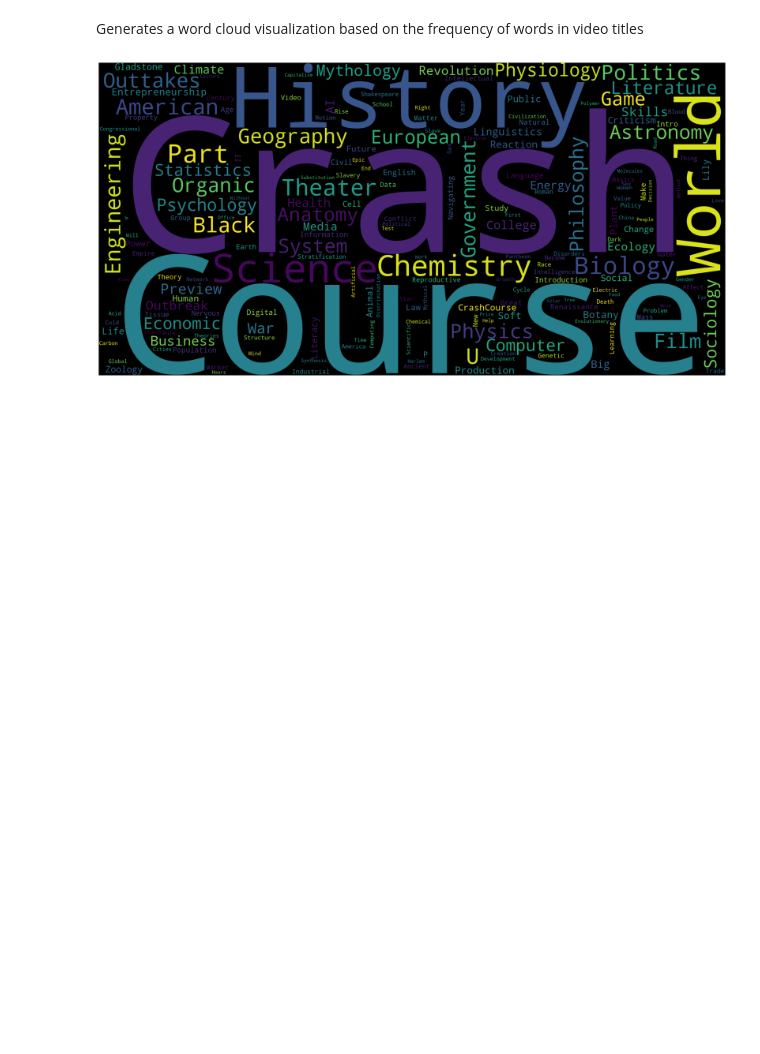
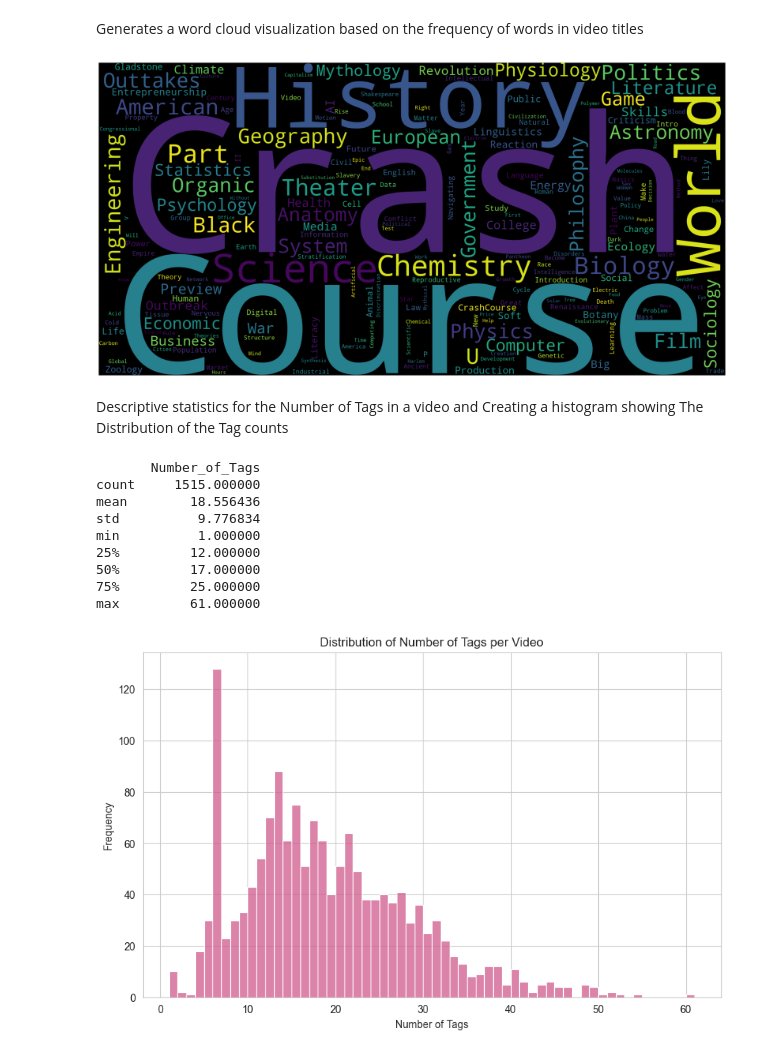
Before and after one commit to RanaAlsayyari/youtubeAPI, a Jupyter notebook: dataSet.ipynb, the cells around one changed output. Drawn from its saved outputs; the diff is of its cells as text; code cells hidden in the pictures; blank space fills up the shorter version.

```diff
--- a/dataSet.ipynb
+++ b/dataSet.ipynb
@@ -462,3 +462,39 @@ plot_cloud(wordcloud)
 plt.show()
 # %% [output]
 [figure]
+# %% [markdown]
+Descriptive statistics for the Number of Tags in a video and Creating a histogram showing The Distribution of the Tag counts
+# %%
+def count_tags(tags):
+    # Split the tags string into a list
+    tag_list = tags.strip("[]").replace("'", "").split(", ")
+    # Count the number of tags
+    return len(tag_list)
+
+df_copy=df.copy()
+
+# Apply the count_tags function to each element in the 'Tags' column
+df_copy['Number_of_Tags'] = df_copy['Tags'].apply(count_tags)
+
+#Descriptive statistics for numeric columns
+print(df_copy[['Number_of_Tags']].describe())
+
+# visualisation of number of tags
+plt.figure(figsize=(10, 6))
+pink = "#CF598C"
+sns.histplot(data=df_copy, x='Number_of_Tags', bins=range(df_copy['Number_of_Tags'].min(), df_copy['Number_of_Tags'].max() + 1), color=pink)
+plt.title("Distribution of Number of Tags per Video")
+plt.xlabel("Number of Tags")
+plt.ylabel("Frequency")
+plt.show()
+# %% [output]
+       Number_of_Tags
+count     1515.000000
+mean        18.556436
+std          9.776834
+min          1.000000
+25%         12.000000
+50%         17.000000
+75%         25.000000
+max         61.000000
+[figure, added]
```
